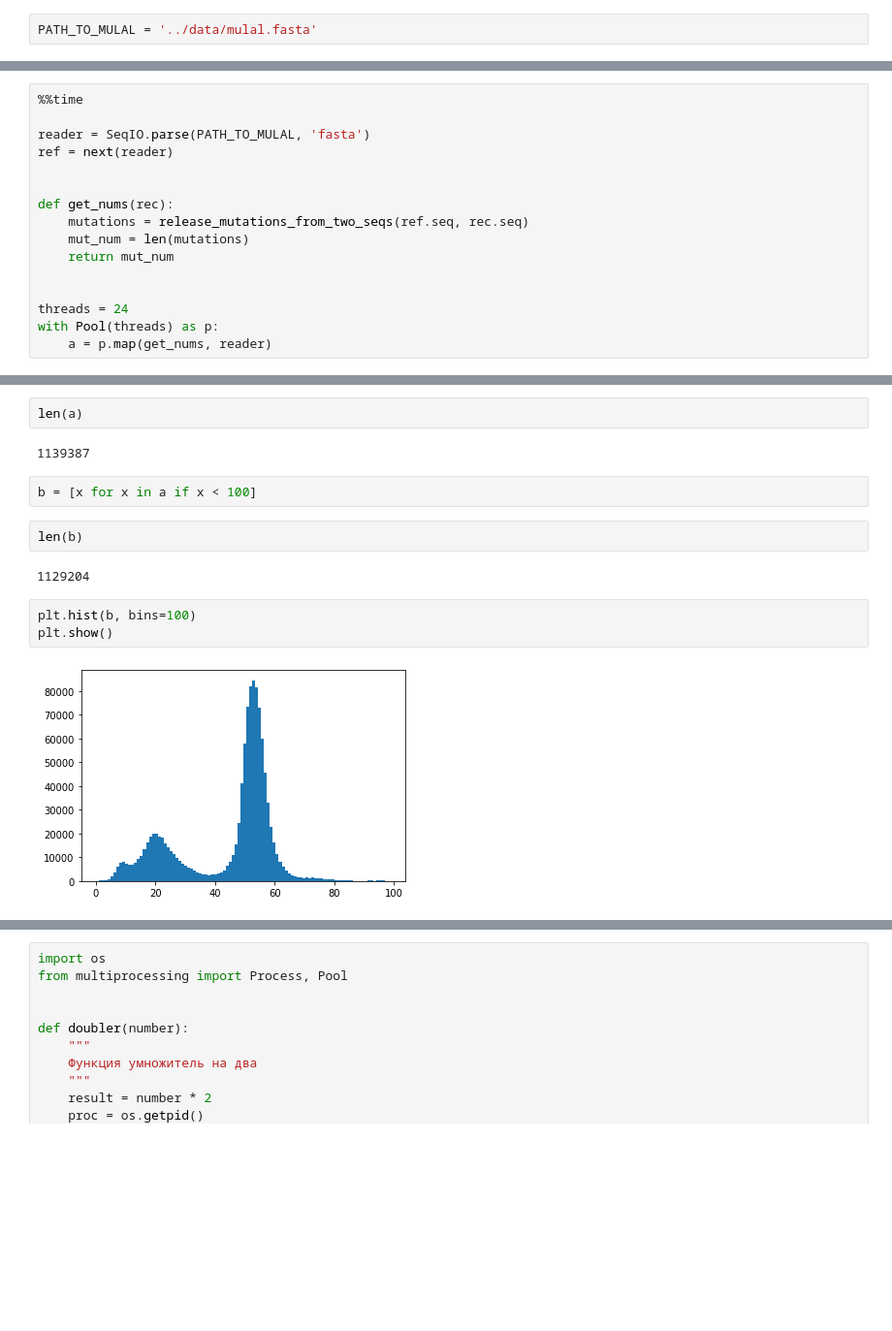
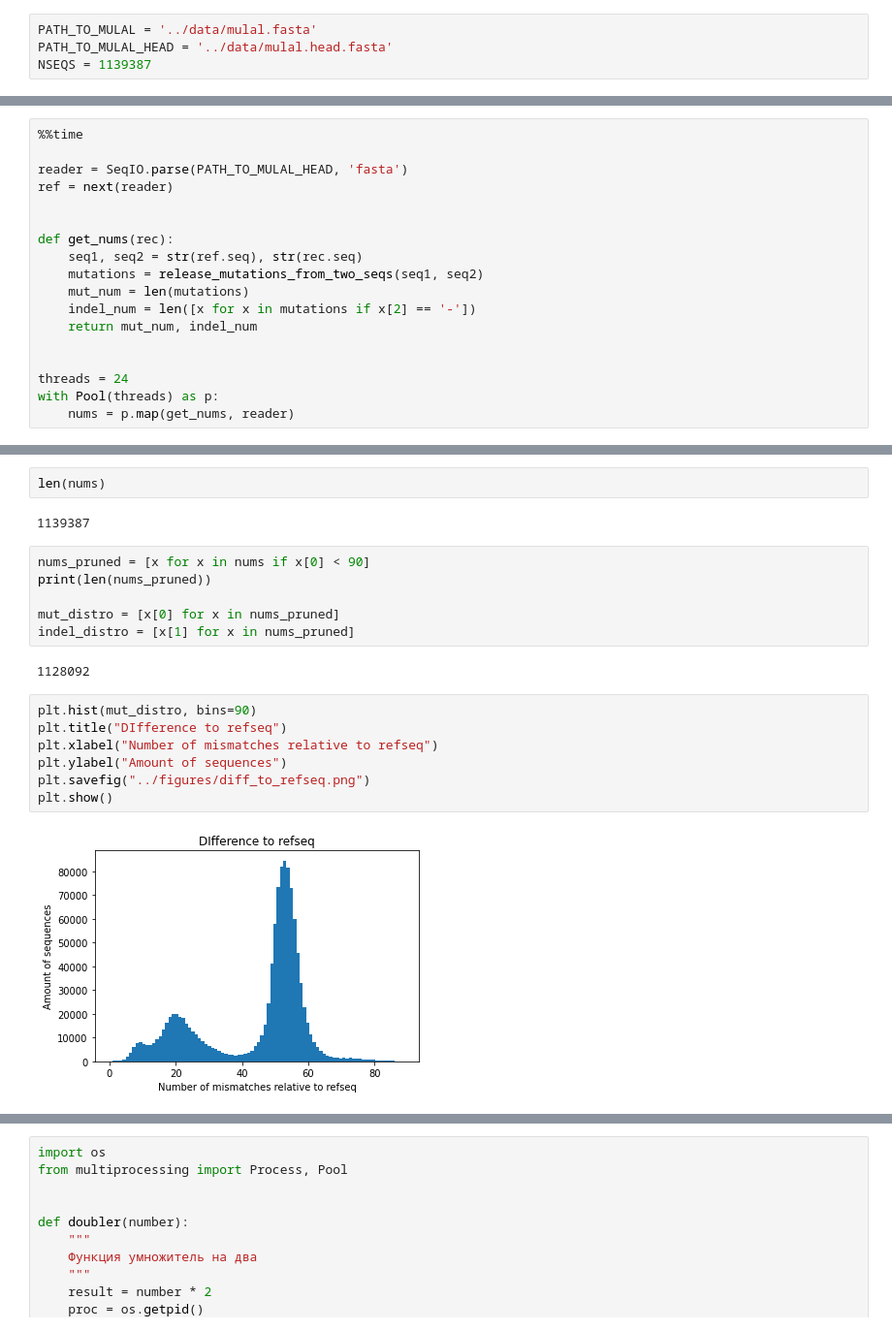
Before and after one commit to KPOTOH/sars-cov-2, a Jupyter notebook: nb/1.mulal_qc.ipynb, the cells around one changed output, grey strips where cells are left out. Shown at 97% size. Saved outputs shown, nothing was run; the diff lists cells and outputs as text; blank space fills up the shorter version.

```diff
--- a/nb/1.mulal_qc.ipynb
+++ b/nb/1.mulal_qc.ipynb
@@ -13,2 +14,4 @@ from mutations_extractor_with_context import release_mutations_from_two_seqs
 # %%
 PATH_TO_MULAL = '../data/mulal.fasta'
+PATH_TO_MULAL_HEAD = '../data/mulal.head.fasta'
+NSEQS = 1139387
@@ -15,17 +20,19 @@ PATH_TO_MULAL = '../data/mulal.fasta'
 # %%
 %%time
 
-reader = SeqIO.parse(PATH_TO_MULAL, 'fasta')
+reader = SeqIO.parse(PATH_TO_MULAL_HEAD, 'fasta')
 ref = next(reader)
 
 
 def get_nums(rec):
-    mutations = release_mutations_from_two_seqs(ref.seq, rec.seq)
+    seq1, seq2 = str(ref.seq), str(rec.seq)
+    mutations = release_mutations_from_two_seqs(seq1, seq2)
     mut_num = len(mutations)
-    return mut_num
+    indel_num = len([x for x in mutations if x[2] == '-'])
+    return mut_num, indel_num
 
 
 threads = 24
 with Pool(threads) as p:
-    a = p.map(get_nums, reader)
+    nums = p.map(get_nums, reader)
 # %% [output]
@@ -34,15 +41,21 @@ Wall time: 12min 55s
-# %%
-len(a)
-# %% [output]
-1139387
-# %%
-b = [x for x in a if x < 100]
-# %%
-len(b)
-# %% [output]
-1129204
+# %%
+len(nums)
+# %% [output]
+1139387
+# %%
+nums_pruned = [x for x in nums if x[0] < 90]
+print(len(nums_pruned))
+
+mut_distro = [x[0] for x in nums_pruned]
+indel_distro = [x[1] for x in nums_pruned]
+# %% [output]
+1128092
 # %%
-plt.hist(b, bins=100)
+plt.hist(mut_distro, bins=90)
+plt.title("DIfference to refseq")
+plt.xlabel("Number of mismatches relative to refseq")
+plt.ylabel("Amount of sequences")
+plt.savefig("../figures/diff_to_refseq.png")
 plt.show()
 # %% [output]
-[figure, old version]
+[figure, new version]
```
Also changed, not shown: parts of 10 cells of this notebook, 9 other files.
